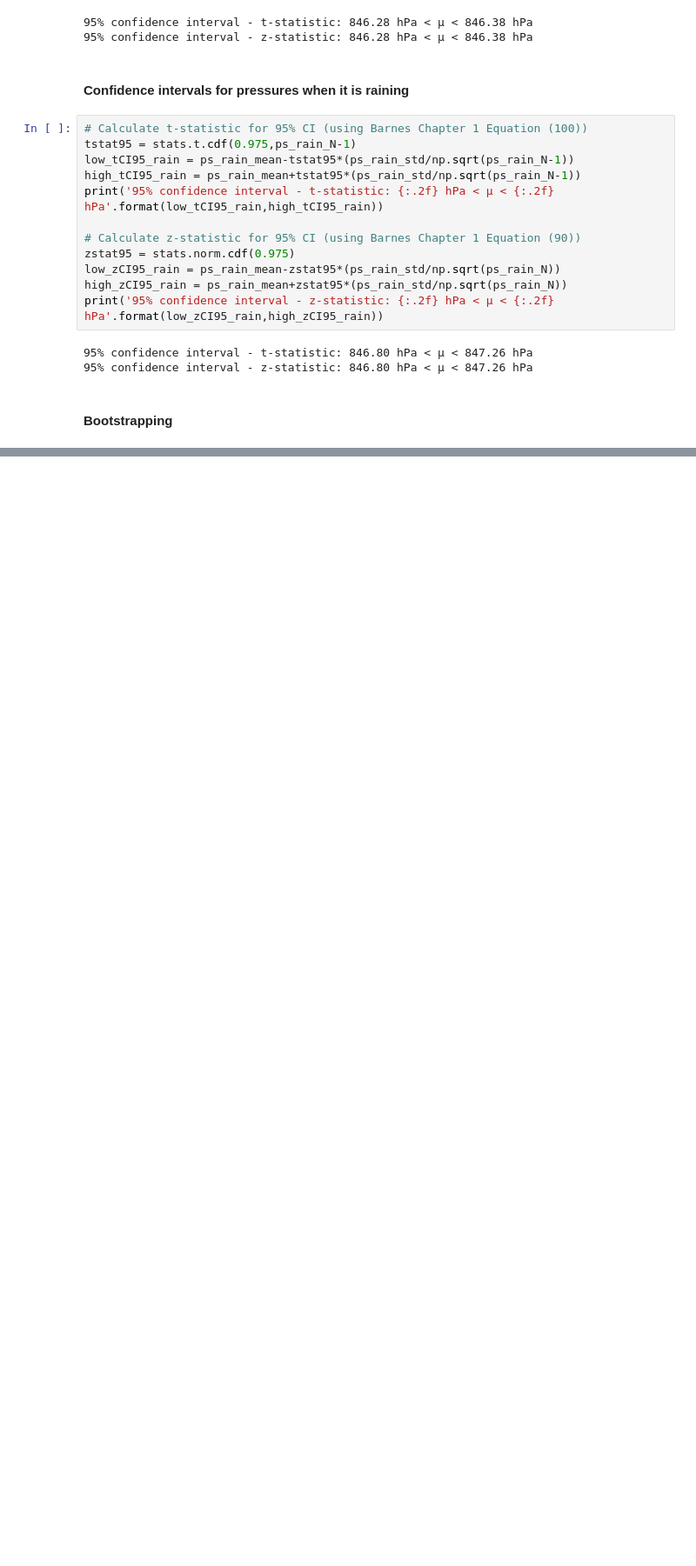
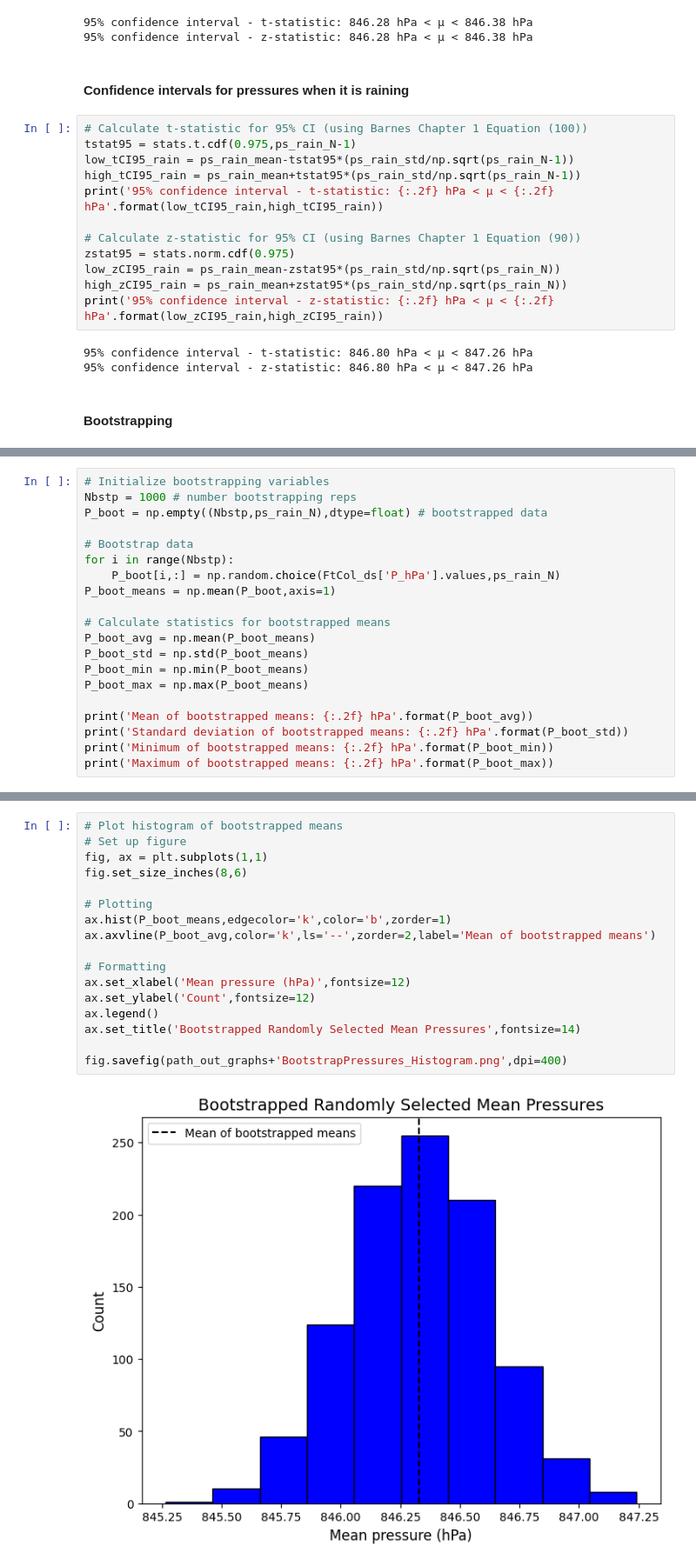
Before and after one commit to GilbertCloud/ATOC5860, a Jupyter notebook: homeworks/homework1/ATOC5860_HW1_Gilbert.ipynb, the cells around one changed output, grey strips where cells are left out. Shown: that part at 87% size. Cells and saved outputs as stored; diff of their text form; blank space fills up the shorter version.

Commit message:
Started on bootstrap problem

```diff
--- a/homeworks/homework1/ATOC5860_HW1_Gilbert.ipynb
+++ b/homeworks/homework1/ATOC5860_HW1_Gilbert.ipynb
@@ -80,0 +78,20 @@ print('95% confidence interval - z-statistic: {:.2f} hPa < μ < {:.2f} hPa'.form
+# %%
+# Initialize bootstrapping variables
+Nbstp = 1000 # number bootstrapping reps
+P_boot = np.empty((Nbstp,ps_rain_N),dtype=float) # bootstrapped data
+
+# Bootstrap data
+for i in range(Nbstp):
+    P_boot[i,:] = np.random.choice(FtCol_ds['P_hPa'].values,ps_rain_N)
+P_boot_means = np.mean(P_boot,axis=1)
+
+# Calculate statistics for bootstrapped means
+P_boot_avg = np.mean(P_boot_means)
+P_boot_std = np.std(P_boot_means)
+P_boot_min = np.min(P_boot_means)
+P_boot_max = np.max(P_boot_means)
+
+print('Mean of bootstrapped means: {:.2f} hPa'.format(P_boot_avg))
+print('Standard deviation of bootstrapped means: {:.2f} hPa'.format(P_boot_std))
+print('Minimum of bootstrapped means: {:.2f} hPa'.format(P_boot_min))
+print('Maximum of bootstrapped means: {:.2f} hPa'.format(P_boot_max))
@@ -80,0 +103,19 @@ print('95% confidence interval - z-statistic: {:.2f} hPa < μ < {:.2f} hPa'.form
+# %%
+# Plot histogram of bootstrapped means
+# Set up figure
+fig, ax = plt.subplots(1,1)
+fig.set_size_inches(8,6)
+
+# Plotting
+ax.hist(P_boot_means,edgecolor='k',color='b',zorder=1)
+ax.axvline(P_boot_avg,color='k',ls='--',zorder=2,label='Mean of bootstrapped means')
+
+# Formatting
+ax.set_xlabel('Mean pressure (hPa)',fontsize=12)
+ax.set_ylabel('Count',fontsize=12)
+ax.legend()
+ax.set_title('Bootstrapped Randomly Selected Mean Pressures',fontsize=14)
+
+fig.savefig(path_out_graphs+'BootstrapPressures_Histogram.png',dpi=400)
+# %% [output]
+[figure, added]
```
Also changed, not shown: parts of 3 cells of this notebook, 1 other file.
